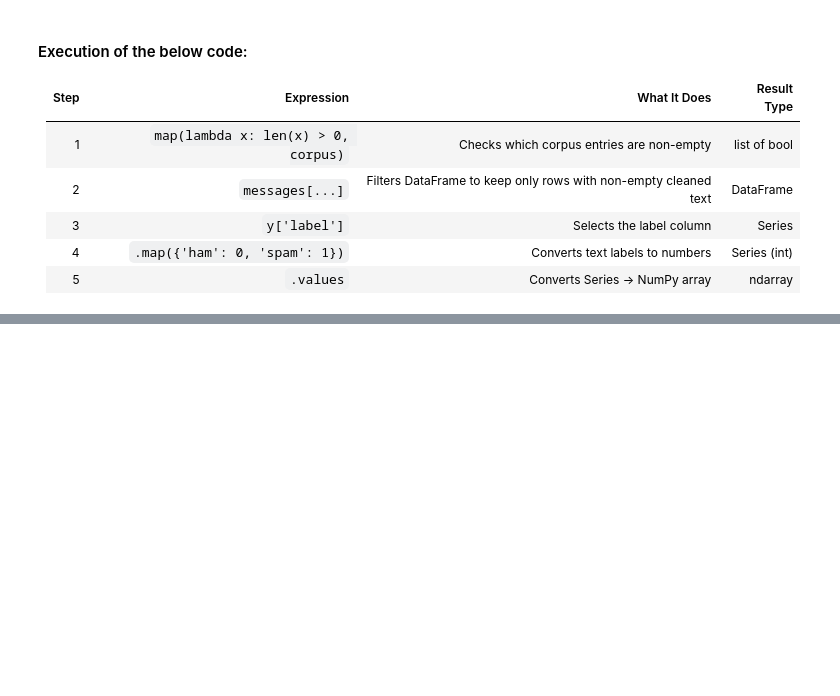
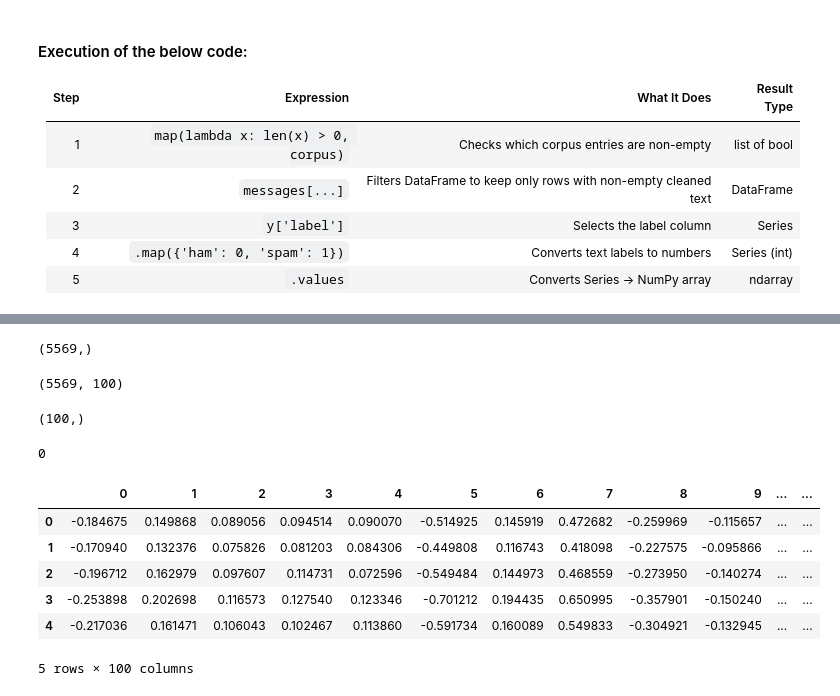
Before and after one commit to Mounika-17/spam-classifier-word2vec, a Jupyter notebook: Notebooks/word2vec_avgword2vec.ipynb, the cells around one changed output, grey strips where cells are left out. Saved outputs shown, nothing was run; the diff lists cells and outputs as text; code cells hidden in the pictures; blank space fills up the shorter version.

```diff
--- a/Notebooks/word2vec_avgword2vec.ipynb
+++ b/Notebooks/word2vec_avgword2vec.ipynb
@@ -238,9 +266,9 @@ np.mean(vector,axis=0) returns nan.
 # Since we have 100 dimesions for every word of word[0] similarly for all words in the words list.We need to take average of all word vectors to represent the entire sentence.
 # model.wv-
 import numpy as np
-def avg_word2vec(words):
+def avg_word2vec(tokens,model):
     # Iterates through each word in the sentence and retrieves its corresponding word vector from the Word2Vec model (model.wv).Collects these vectors into a list called vectors.
-    vectors=[model.wv[word] for word in words if word in model.wv]
+    vectors=[model.wv[word] for word in tokens if word in model.wv]
     if len(vectors)>0:
        return np.mean(vectors, axis=0)
     else:
@@ -306,0 +334,29 @@ y
+# %%
+y.shape
+# %% [output]
+(5569,)
+# %%
+X.shape
+# %% [output]
+(5569, 100)
+# %%
+X[0].shape
+# %% [output]
+(100,)
+# %%
+# Final independent features
+# Convert the entire 2D array X into a DataFrame
+df = pd.DataFrame(X)
+print(df.isnull().sum().sum())  # should be 0
+# %% [output]
+0
+# %%
+df.head()
+# %% [output]
+|  | 0 | 1 | 2 | 3 | 4 | 5 | 6 | 7 | 8 | 9 | ... | ... |
+| 0 | -0.184675 | 0.149868 | 0.089056 | 0.094514 | 0.090070 | -0.514925 | 0.145919 | 0.472682 | -0.259969 | -0.115657 | ... | ... |
+| 1 | -0.170940 | 0.132376 | 0.075826 | 0.081203 | 0.084306 | -0.449808 | 0.116743 | 0.418098 | -0.227575 | -0.095866 | ... | ... |
+| 2 | -0.196712 | 0.162979 | 0.097607 | 0.114731 | 0.072596 | -0.549484 | 0.144973 | 0.468559 | -0.273950 | -0.140274 | ... | ... |
+| 3 | -0.253898 | 0.202698 | 0.116573 | 0.127540 | 0.123346 | -0.701212 | 0.194435 | 0.650995 | -0.357901 | -0.150240 | ... | ... |
+| 4 | -0.217036 | 0.161471 | 0.106043 | 0.102467 | 0.113860 | -0.591734 | 0.160089 | 0.549833 | -0.304921 | -0.132945 | ... | ... |
+5 rows × 100 columns
```
Also changed, not shown: parts of 39 cells of this notebook.
